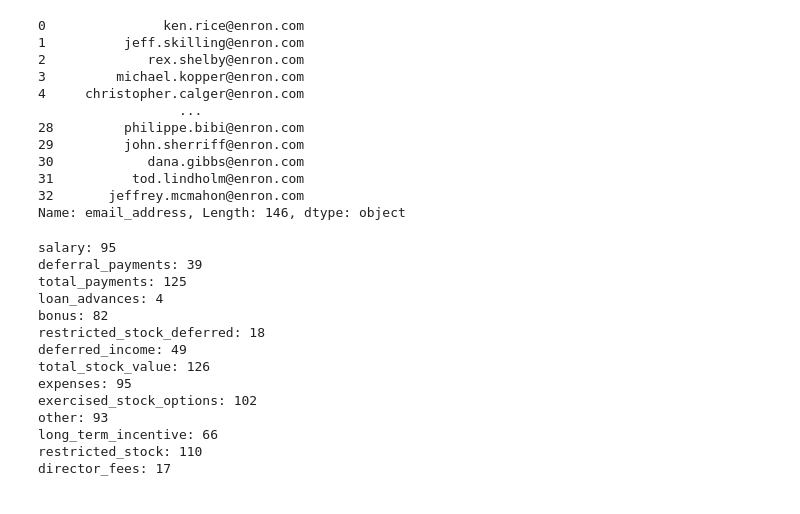
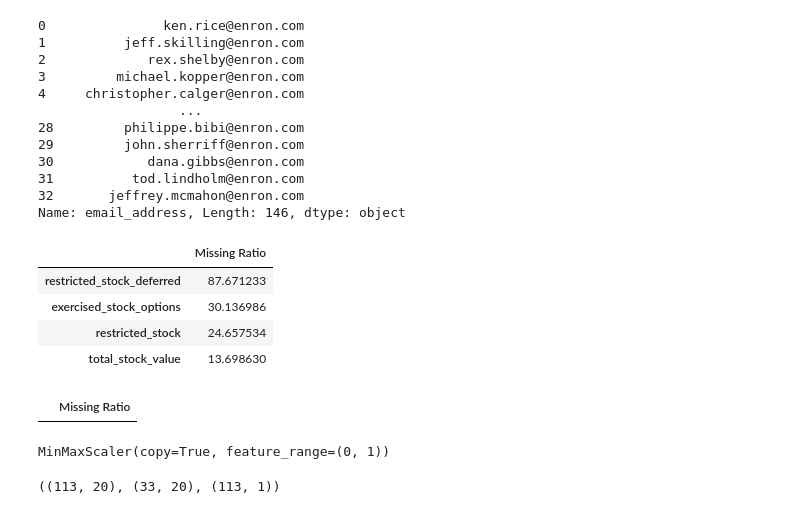
Before and after one commit to Banri0901/1st-DL-CVMarathon, a Jupyter notebook: DAY51/51HW.ipynb, the cells around one changed output. Drawn from its saved outputs; the diff is of its cells as text; code cells hidden in the pictures.

```diff
--- a/DAY51/51HW.ipynb
+++ b/DAY51/51HW.ipynb
@@ -66,3 +67,6 @@ all_data
 | 31 | LINDHOLM TOD A | 200000.0 | 204075.0 | NaN | NaN | tod.lindholm@enron.com | ... |
 | 32 | MCMAHON JEFFREY | 2600000.0 | NaN | NaN | NaN | jeffrey.mcmahon@enron.com | ... |
 146 rows × 21 columns
+# %%
+name = df_test['name']
+all_data.pop('name')
@@ -110,23 +127,33 @@ Name: email_address, Length: 146, dtype: object
 # %%
 #all_data['salary'] = all_data['salary'].fillna(all_data['salary'].median())
 # %%
-for c in ['salary', 'deferral_payments', 'total_payments', 'loan_advances', 'bonus', 'restricted_stock_deferred', 'deferred_income', 'total_stock_value', 'expenses', 'exercised_stock_options', 'other', 'long_term_incentive', 'restricted_stock', 'director_fees']:
-    print(f'{c}: {all_data[c].count()}')
+for c in ['salary', 'total_payments', 'deferral_payments', 'loan_advances', 'bonus', 'deferred_income',  'expenses', 'other', 'long_term_incentive', 'director_fees']:
+    all_data[c] = all_data[c].fillna(0)
+na_check(all_data)
 # %% [output]
-salary: 95
-deferral_payments: 39
-total_payments: 125
-loan_advances: 4
-bonus: 82
-restricted_stock_deferred: 18
-deferred_income: 49
-total_stock_value: 126
-expenses: 95
-exercised_stock_options: 102
-other: 93
-long_term_incentive: 66
-restricted_stock: 110
-director_fees: 17
+|  | Missing Ratio |
+| restricted_stock_deferred | 87.671233 |
+| exercised_stock_options | 30.136986 |
+| restricted_stock | 24.657534 |
+| total_stock_value | 13.698630 |
+# %%
+for c in ['restricted_stock_deferred','exercised_stock_options','restricted_stock','total_stock_value']:
+    all_data[c] = all_data[c].fillna(0)
+na_check(all_data)
+# %% [output]
+|  | Missing Ratio |
+# %%
+MMEncoder = MinMaxScaler()
+for col in all_data.columns:
+    all_data[col] = MMEncoder.fit_transform(all_data[col].values.reshape(-1,1))
+# %% [output]
+MinMaxScaler(copy=True, feature_range=(0, 1))
 # %%
 # ['salary', 'deferral_payments', 'loan_advances', 'bonus', 'deferred_income',  'expenses', 'other', 'long_term_incentive', 'director_fees']
 #all_data['total_payments']
+# %%
+all_data_train = all_data[:train_num]
+all_data_test = all_data[train_num:]
+all_data_train.shape, all_data_test.shape , train_Y.shape
+# %% [output]
+((113, 20), (33, 20), (113, 1))
```
Also changed, not shown: parts of 4 cells of this notebook.
